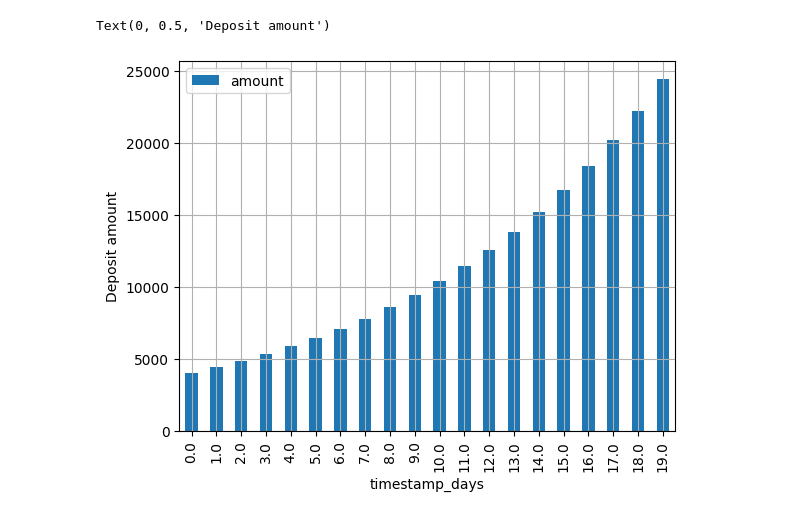
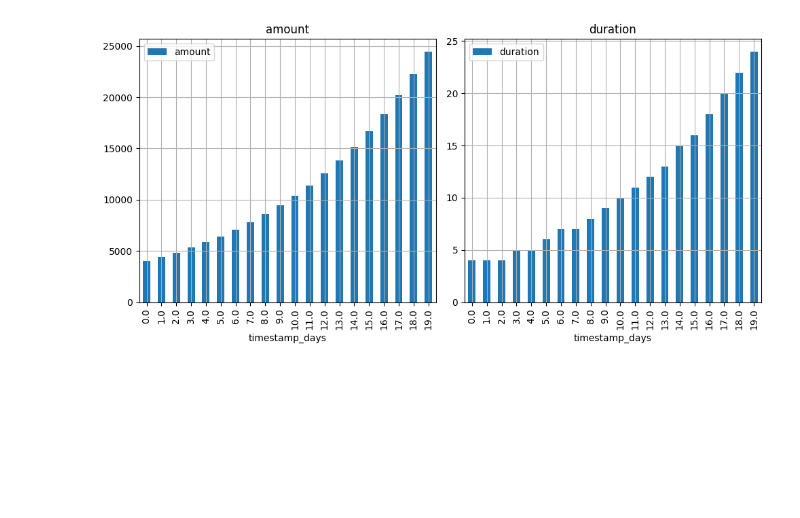
Before and after one commit to 0xRektora/twAML-simulator, a Jupyter notebook: analyzer/process.ipynb, the cells around one changed output. Cells and saved outputs as stored; diff of their text form; code cells hidden in the pictures; blank space fills up the shorter version.

```diff
--- a/analyzer/process.ipynb
+++ b/analyzer/process.ipynb
@@ -27,16 +27,20 @@ output_df.columns = ofcolumns
 output_df["totalDeposited"] = output_df["totalDeposited"].apply(
     lambda x: int(x) / ONE_ETHER
 )
-# %%
-# Input processing
-input_df["timestamp_days"] = (input_df["timestamp"] / ONE_DAY).floordiv(1)
-# Input file
-ax = input_df.plot(x="timestamp_days", y="amount", kind="bar")
-ax.grid(True)
-ax.set_ylabel("Deposit amount")
-# %% [output]
-Text(0, 0.5, 'Deposit amount')
-[figure, removed]
+# %%
+# Input processing
+fig, axs = plt.subplots(1, 2, figsize=(10, 5))
+
+columns = ["amount", "duration"]
+
+for ax, column in zip(axs.flatten(), columns):
+    input_df.plot(x="timestamp_days", y=column, style=".-", ax=ax, kind="bar")
+    ax.set_title(column)
+    ax.grid(True)
+
+plt.tight_layout()
+# %% [output]
+[figure, added]
 # %%
 # Ouput processing
 output_df["timestamp_days"] = (output_df["timestamp"] / ONE_DAY).floordiv(1)
```
Also changed, not shown: parts of 3 cells of this notebook, 4 other files.
